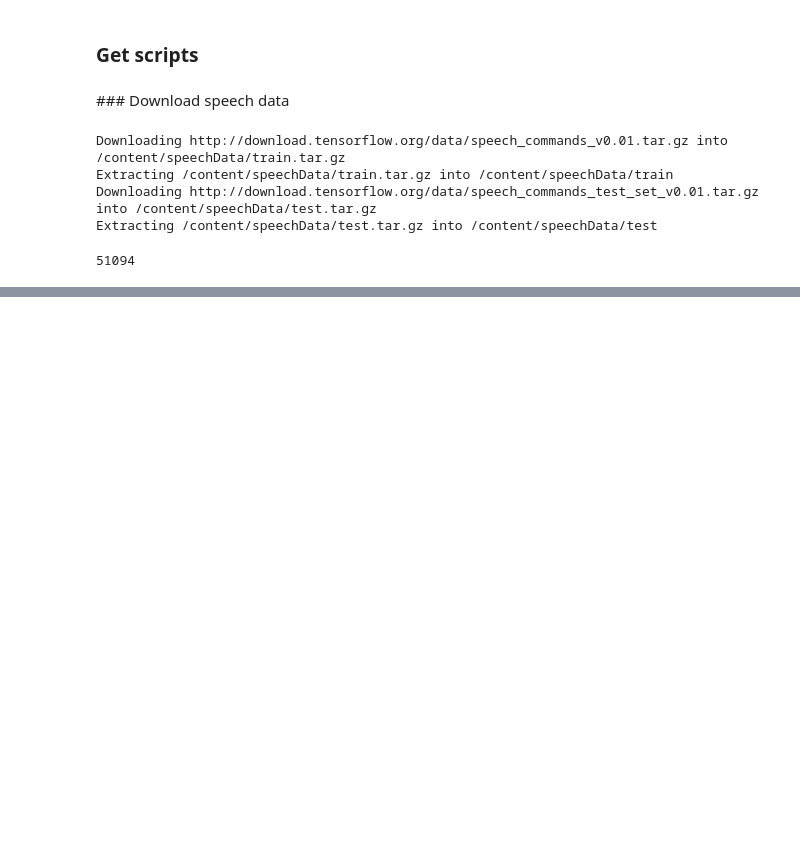
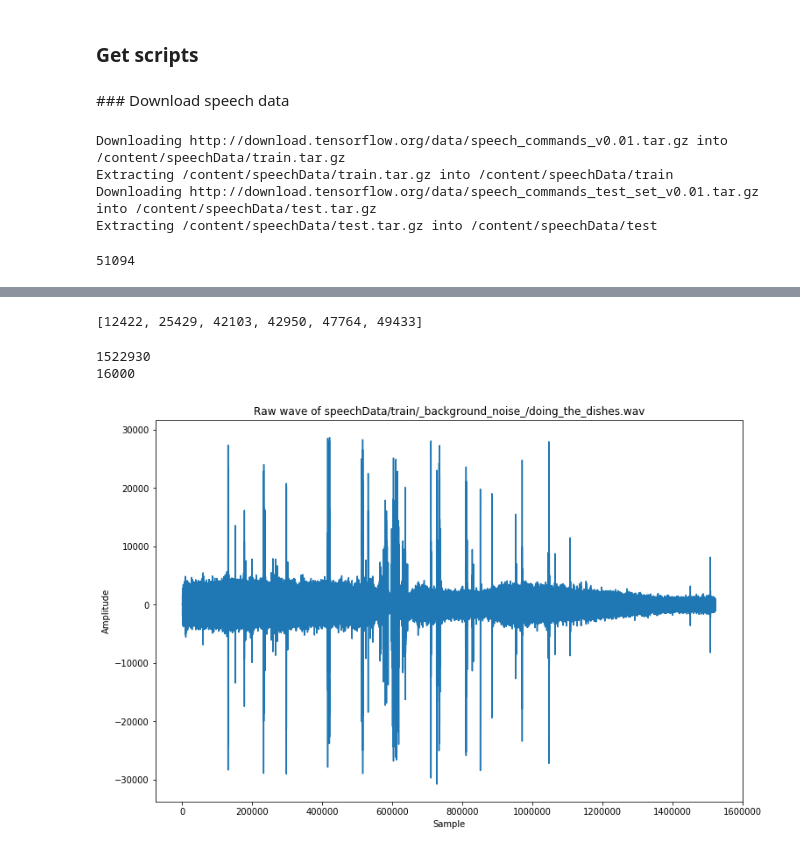
Before and after one commit to Mmiglio/SpeechRecognition, a Jupyter notebook: notebooks/exploratoryAnalysis.ipynb, the cells around one changed output, grey strips where cells are left out. Drawn from its saved outputs; the diff is of its cells as text; code cells hidden in the pictures; blank space fills up the shorter version.

```diff
--- a/notebooks/exploratoryAnalysis.ipynb
+++ b/notebooks/exploratoryAnalysis.ipynb
@@ -22,0 +80,8 @@ len(dataDict['train']['files'])
+# %%
+lengths = list()
+anomalies = []
+for i, f in enumerate(dataDict['train']['files']):
+    sampling_rate, wave = wavfile.read(f)#librosa.load(f, sr=None)
+    lengths.append(len(wave))
+    if len(wave)>16000:
+        anomalies.append(i)
@@ -22,0 +108,19 @@ len(dataDict['train']['files'])
+# %%
+print(anomalies)
+# %% [output]
+[12422, 25429, 42103, 42950, 47764, 49433]
+# %%
+f = dataDict['train']['files'][anomalies[0]]
+sampling_rate, wave = wavfile.read(f)
+print(len(wave))
+print(sampling_rate)
+fig, ax = plt.subplots(figsize=(12,8))
+ax.plot(range(len(wave)), wave)
+ax.set_title('Raw wave of ' + f)
+ax.set_ylabel('Amplitude')
+ax.set_xlabel('Sample')
+fig.show()
+# %% [output]
+1522930
+16000
+[figure, added]
```
Also changed, not shown: parts of 10 cells of this notebook.
